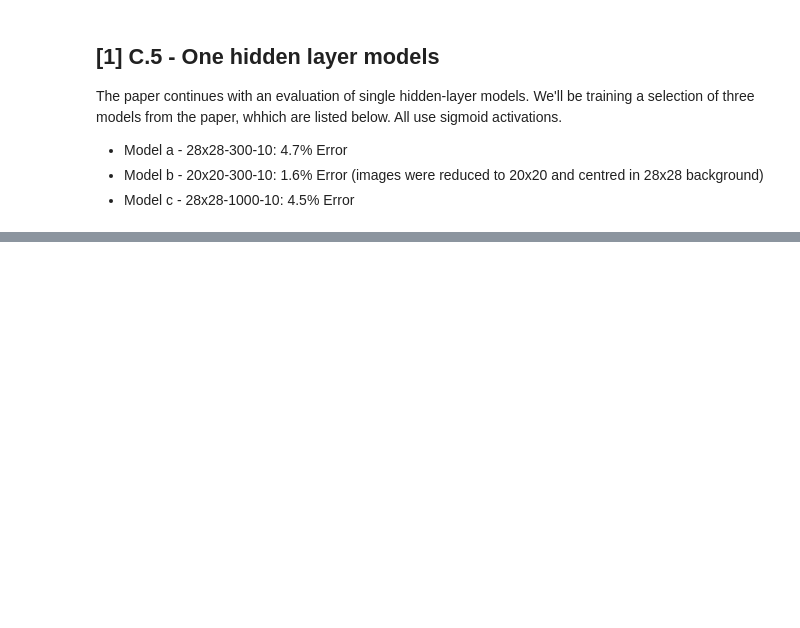
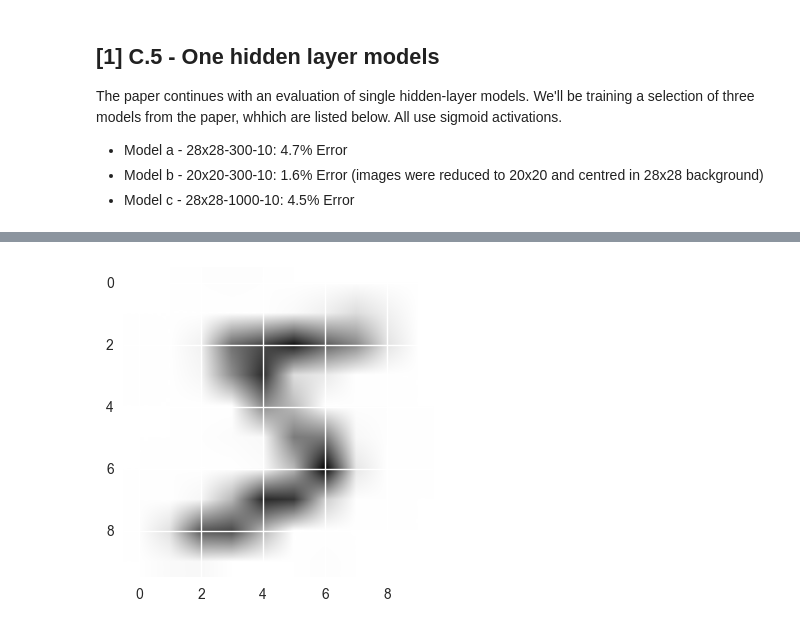
Before and after one commit to timgasser/keras-mnist, a Jupyter notebook: notebooks/neural_net_models.ipynb, the cells around one changed output, grey strips where cells are left out. Saved outputs shown, nothing was run; the diff lists cells and outputs as text; code cells hidden in the pictures; blank space fills up the shorter version.

```diff
--- a/notebooks/neural_net_models.ipynb
+++ b/notebooks/neural_net_models.ipynb
@@ -27,22 +27,22 @@ X_TEST = DIR + 't10k-images-idx3-ubyte.pkl'
 Y_TEST = DIR + 't10k-labels-idx1-ubyte.pkl'
 
 print('Loading pickle files ...')
-X_train = pickle.load( open( X_TRAIN, "rb" ) )
-y_train = pickle.load( open( Y_TRAIN, "rb" ) )
-X_test = pickle.load( open( X_TEST, "rb" ) )
-y_test = pickle.load( open( Y_TEST, "rb" ) )
+X_train_input = pickle.load( open( X_TRAIN, "rb" ) )
+y_train_input = pickle.load( open( Y_TRAIN, "rb" ) )
+X_test_input = pickle.load( open( X_TEST, "rb" ) )
+y_test_input = pickle.load( open( Y_TEST, "rb" ) )
 
-n_train = X_train.shape[0]
-n_test = X_test.shape[0]
+n_train = X_train_input.shape[0]
+n_test = X_test_input.shape[0]
 
-w = X_train.shape[1]
-h = X_train.shape[2]
+w = X_train_input.shape[1]
+h = X_train_input.shape[2]
 
 # Reshape the images so they're a single row in the numpy array
-X_train_input = X_train.reshape((n_train, w * h))
-X_test_input = X_test.reshape((n_test, w * h))
-y_train_input = y_train.squeeze()
-y_test_input = y_test.squeeze()
+X_train = X_train_input.reshape((n_train, w * h))
+X_test = X_test_input.reshape((n_test, w * h))
+y_train = y_train_input.squeeze()
+y_test = y_test_input.squeeze()
 
 assert X_train.shape[0] == y_train.shape[0]
 assert X_test.shape[0] == y_test.shape[0]
@@ -203,0 +207,9 @@ Epoch 20/20
+# %%
+from PIL import Image
+
+img = Image.fromarray(X_train_input[0])
+
+img.thumbnail((10, 10), Image.ANTIALIAS)
+imgplot = plt.imshow(img)
+# %% [output]
+[figure, added]
```
Also changed, not shown: parts of 10 cells of this notebook, 1 other file.
